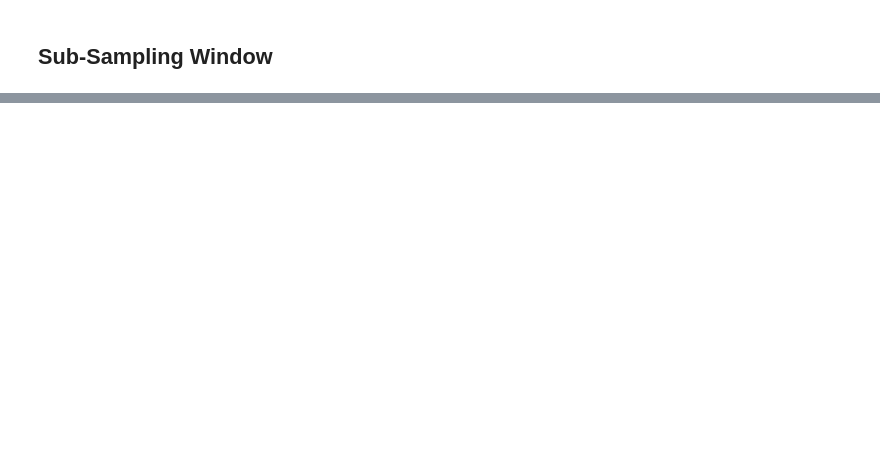
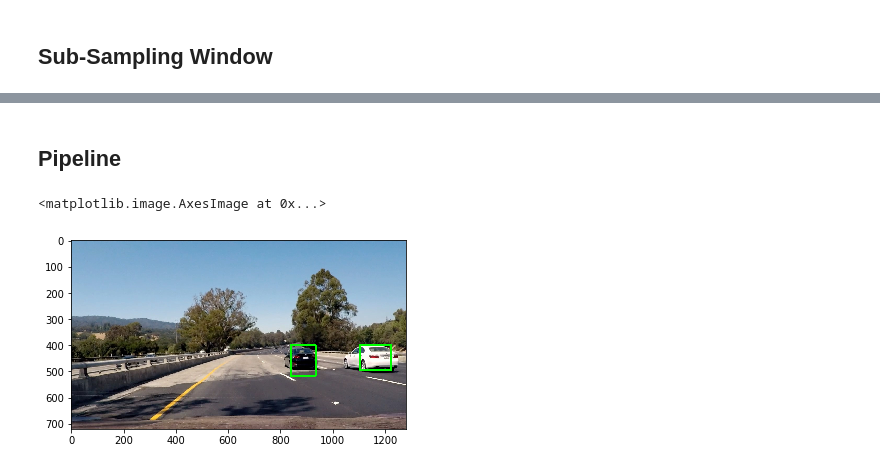
Before and after one commit to liferlisiqi/Vehicle-detection, a Jupyter notebook: Vehicle-Detection.ipynb, the cells around one changed output, grey strips where cells are left out. Cells and saved outputs as stored; diff of their text form; code cells hidden in the pictures; blank space fills up the shorter version.

```diff
--- a/Vehicle-Detection.ipynb
+++ b/Vehicle-Detection.ipynb
@@ -598,0 +625,24 @@ plt.imshow(result)
+# %% [markdown]
+## Pipeline
+# %%
+def detect_cars(img):
+    img = (img / 256).astype(np.float32)
+    result, bbox_list = find_cars(img, ystart, ystop, scale, svc, X_scaler, orient, pix_per_cell, cell_per_block, spatial_size, hist_bins)
+    heat = np.zeros_like(img[:,:,0]).astype(np.float)
+    heat = add_heat(heat, bbox_list)
+    heat = apply_threshold(heat, 2)
+    # Visualize the heatmap when displaying
+    heatmap = np.clip(heat, 0, 255)
+
+    # Find final boxes from heatmap using label function
+    labels = label(heatmap)
+    draw_img = draw_labeled_bboxes(np.copy(img), labels)
+    draw_img = (draw_img * 255).astype(np.float32)
+    return draw_img
+
+img = mpimg.imread('test_images/4.jpg')
+result = detect_cars(img)
+plt.imshow(result.astype(np.uint8))
+# %% [output]
+<matplotlib.image.AxesImage at 0x...>
+[figure, added]
```
Also changed, not shown: parts of 18 cells of this notebook, 2 other files.
